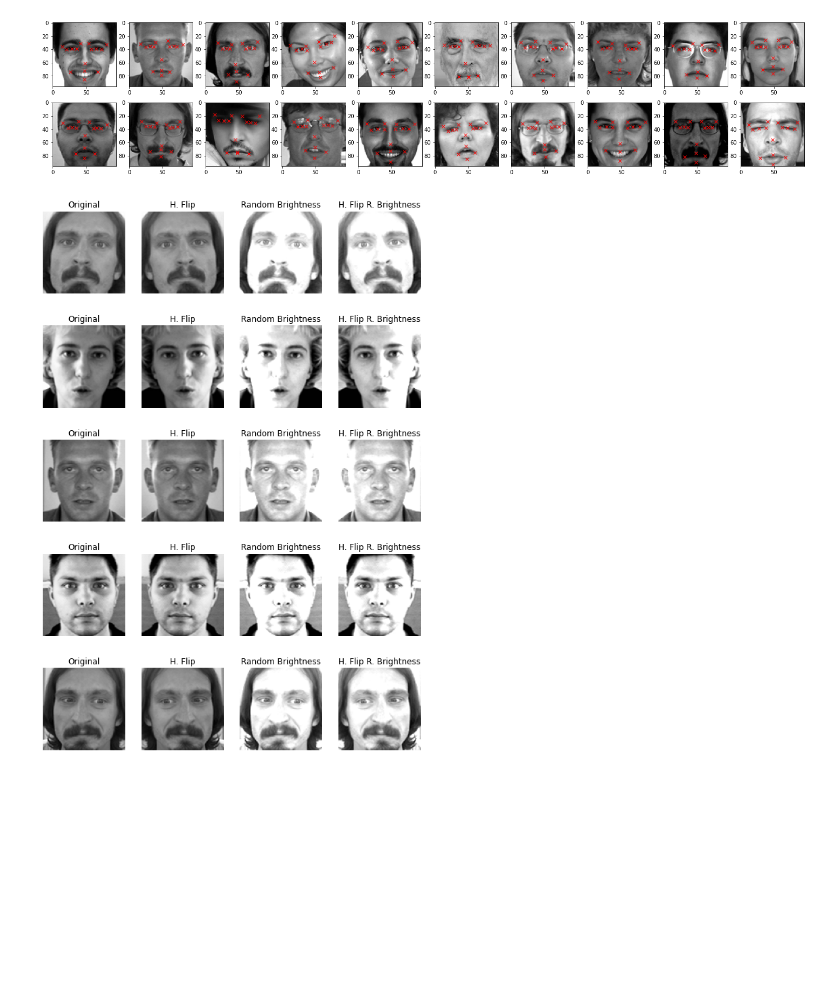
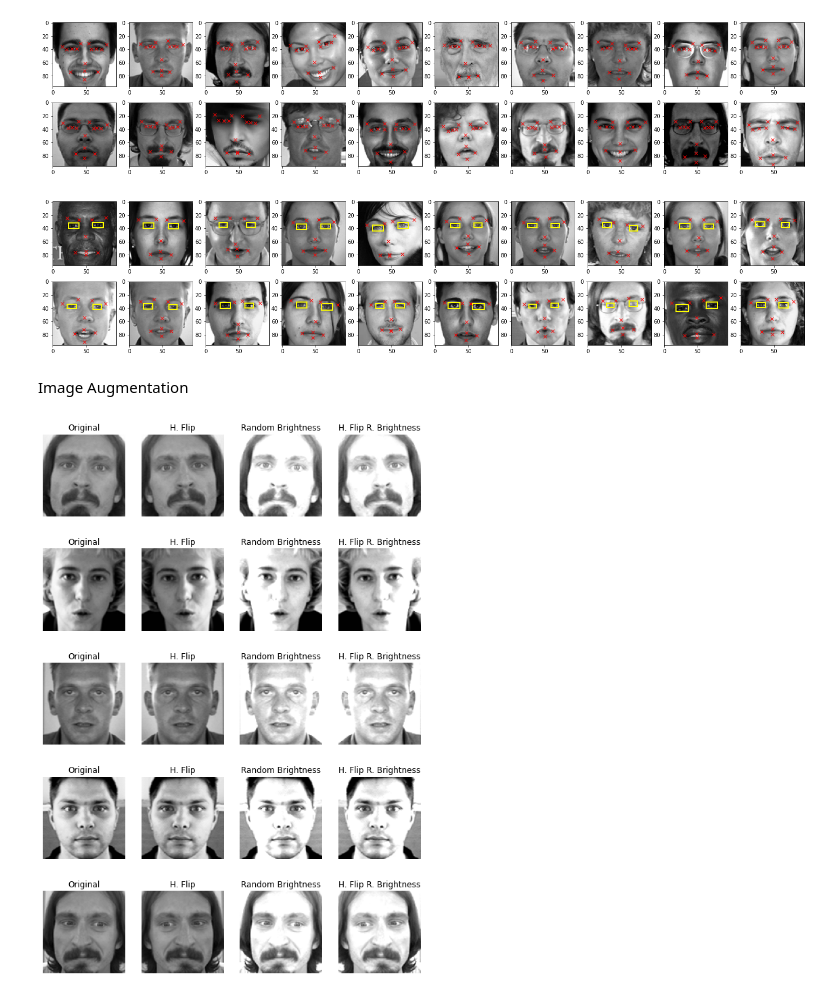
Before and after one commit to saini-himanshu/emotion-ai, a Jupyter notebook: FacialKeyPointsPrediction.ipynb, the cells around one changed output. Cells and saved outputs as stored; diff of their text form; code cells hidden in the pictures; blank space fills up the shorter version.

```diff
--- a/FacialKeyPointsPrediction.ipynb
+++ b/FacialKeyPointsPrediction.ipynb
@@ -79,6 +113,34 @@ for i in range(20):
         plt.plot(keypoints.loc[k][j-1], keypoints.loc[k][j], 'rx')
 # %% [output]
 [figure]
+# %%
+fig = plt.figure(figsize=(25, 5))
+
+for i in range(20):
+    k = random.randint(1, len(images))
+    ax = fig.add_subplot(2, 10, i + 1)
+    plt.imshow(images[k], cmap='gray')
+
+    # Right eye BBox
+    right_rect = plt.Rectangle(
+        (right_eye_bbox_corr[k][0], right_eye_bbox_corr[k][1]),
+        right_eye_bbox_corr[k][2], right_eye_bbox_corr[k][3],
+        fill=False, color='yellow', lw=2)
+    ax.add_patch(right_rect)
+
+    # Left eye BBox
+    left_rect = plt.Rectangle(
+        (left_eye_bbox_corr[k][0],left_eye_bbox_corr[k][1]),
+        left_eye_bbox_corr[k][2], left_eye_bbox_corr[k][3],
+        fill=False, color='yellow', lw=2)
+    ax.add_patch(left_rect)
+
+    for j in range(13,31,2):
+        plt.plot(keypoints.loc[k][j-1], keypoints.loc[k][j], 'rx')
+# %% [output]
+[figure, added]
+# %% [markdown]
+Image Augmentation
 # %%
 def apply_augmentation(images, keypoints):
     # Horizontal Flip
```
Also changed, not shown: parts of 3 cells of this notebook.
